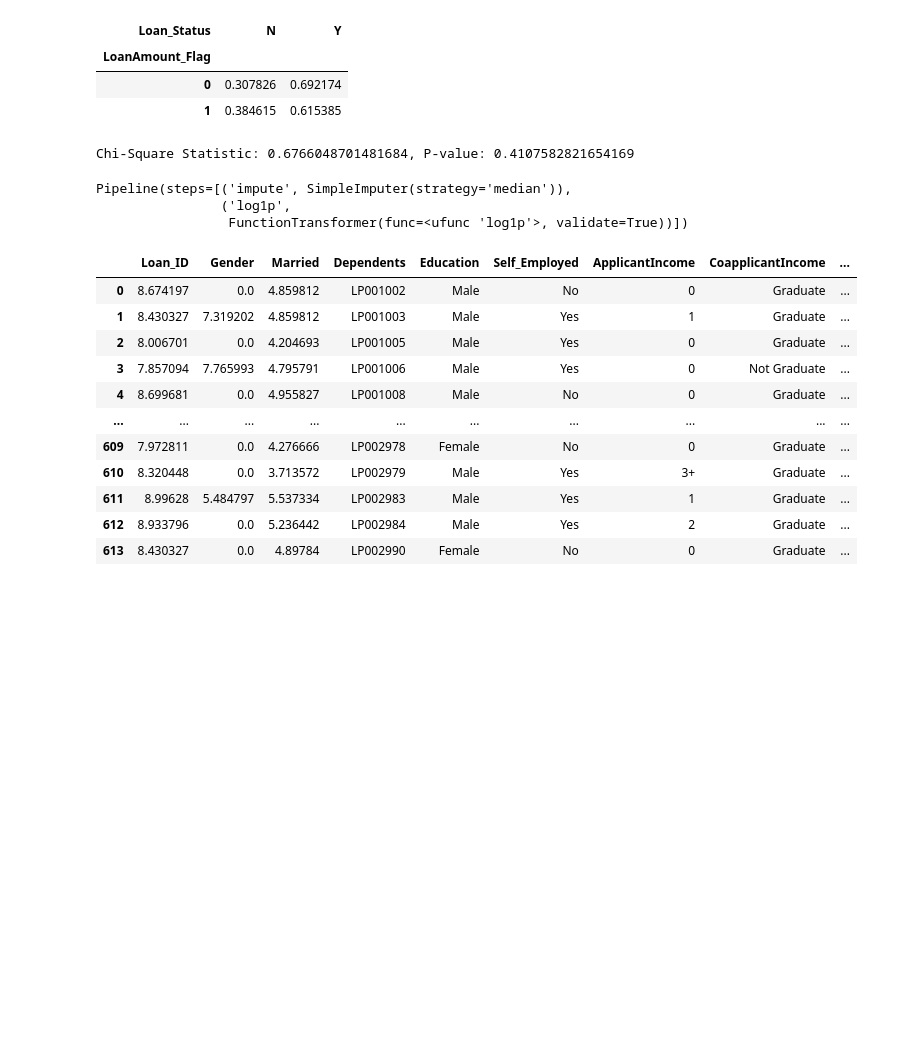
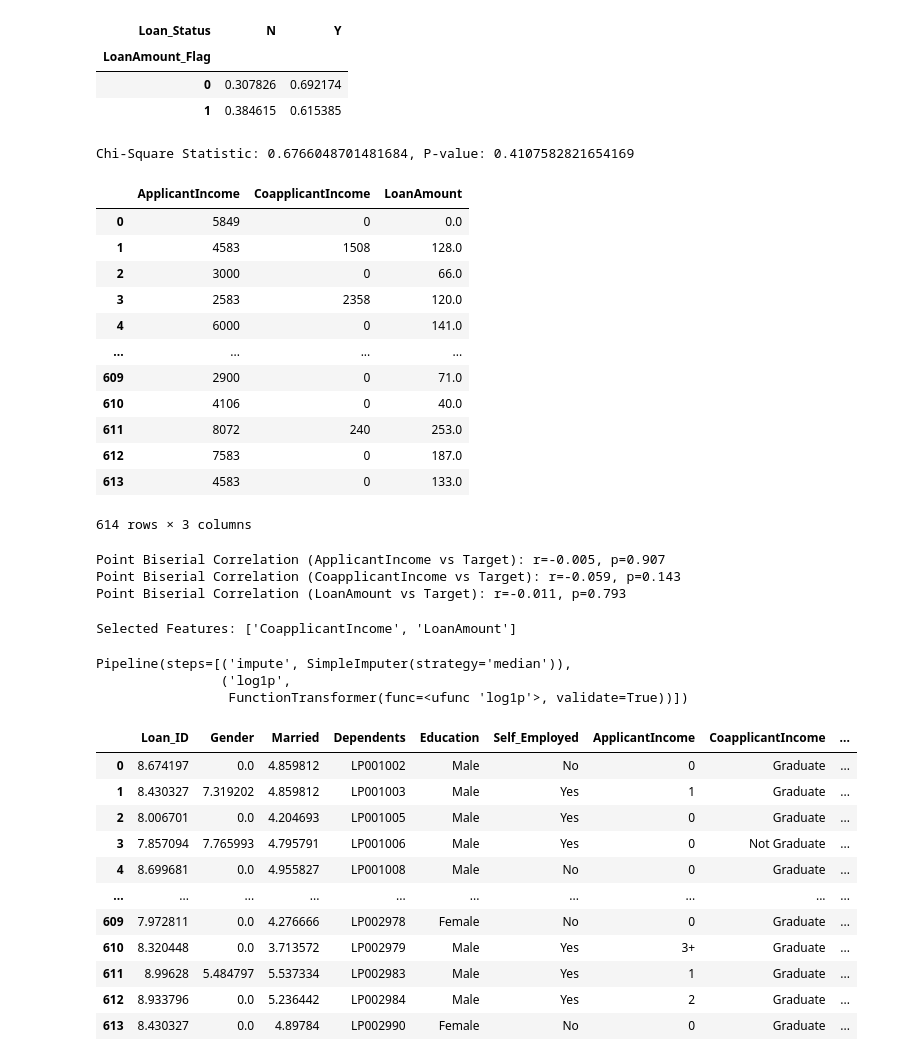
Before and after one commit to EdwinVivek/loan-eligibility-prediction, a Jupyter notebook: loan_eligibility_prediction.ipynb, the cells around one changed output. Cells and saved outputs as stored; diff of their text form; code cells hidden in the pictures; blank space fills up the shorter version.

```diff
--- a/loan_eligibility_prediction.ipynb
+++ b/loan_eligibility_prediction.ipynb
@@ -222,6 +222,43 @@ chi2, p, _, _ = chi2_contingency(contingency_table)
 print(f"Chi-Square Statistic: {chi2}, P-value: {p}")
 # %% [output]
 Chi-Square Statistic: 0.6766048701481684, P-value: 0.4107582821654169
+# %%
+loan[numeric_cols].fillna(0)
+# %% [output]
+|  | ApplicantIncome | CoapplicantIncome | LoanAmount |
+| 0 | 5849 | 0 | 0.0 |
+| 1 | 4583 | 1508 | 128.0 |
+| 2 | 3000 | 0 | 66.0 |
+| 3 | 2583 | 2358 | 120.0 |
+| 4 | 6000 | 0 | 141.0 |
+| ... | ... | ... | ... |
+| 609 | 2900 | 0 | 71.0 |
+| 610 | 4106 | 0 | 40.0 |
+| 611 | 8072 | 240 | 253.0 |
+| 612 | 7583 | 0 | 187.0 |
+| 613 | 4583 | 0 | 133.0 |
+614 rows × 3 columns
+# %%
+#correlation with target
+from scipy.stats import pointbiserialr
+loan_copy = loan[numeric_cols].fillna(0)
+oe = LabelEncoder()
+t = oe.fit_transform(loan["Loan_Status"])
+for col in numeric_cols:
+    #if(loan[col].isnull().sum() ==0):
+    r, p = pointbiserialr(loan_copy[col], t)
+    print(f"Point Biserial Correlation ({col} vs Target): r={r:.3f}, p={p:.3f}")
+# %% [output]
+Point Biserial Correlation (ApplicantIncome vs Target): r=-0.005, p=0.907
+Point Biserial Correlation (CoapplicantIncome vs Target): r=-0.059, p=0.143
+Point Biserial Correlation (LoanAmount vs Target): r=-0.011, p=0.793
+# %%
+from sklearn.feature_selection import SelectKBest, f_classif
+selector = SelectKBest(score_func=f_classif , k=2)
+X_selected = selector.fit_transform(loan_copy[numeric_cols], t)
+print("Selected Features:", loan_copy.columns[selector.get_support()].tolist())
+# %% [output]
+Selected Features: ['CoapplicantIncome', 'LoanAmount']
 # %%
 numeric_pipeline = Pipeline(steps=[
     ("impute", SimpleImputer(missing_values=np.nan, strategy='median')),
```
Also changed, not shown: parts of 25 cells of this notebook, 1 other file.
